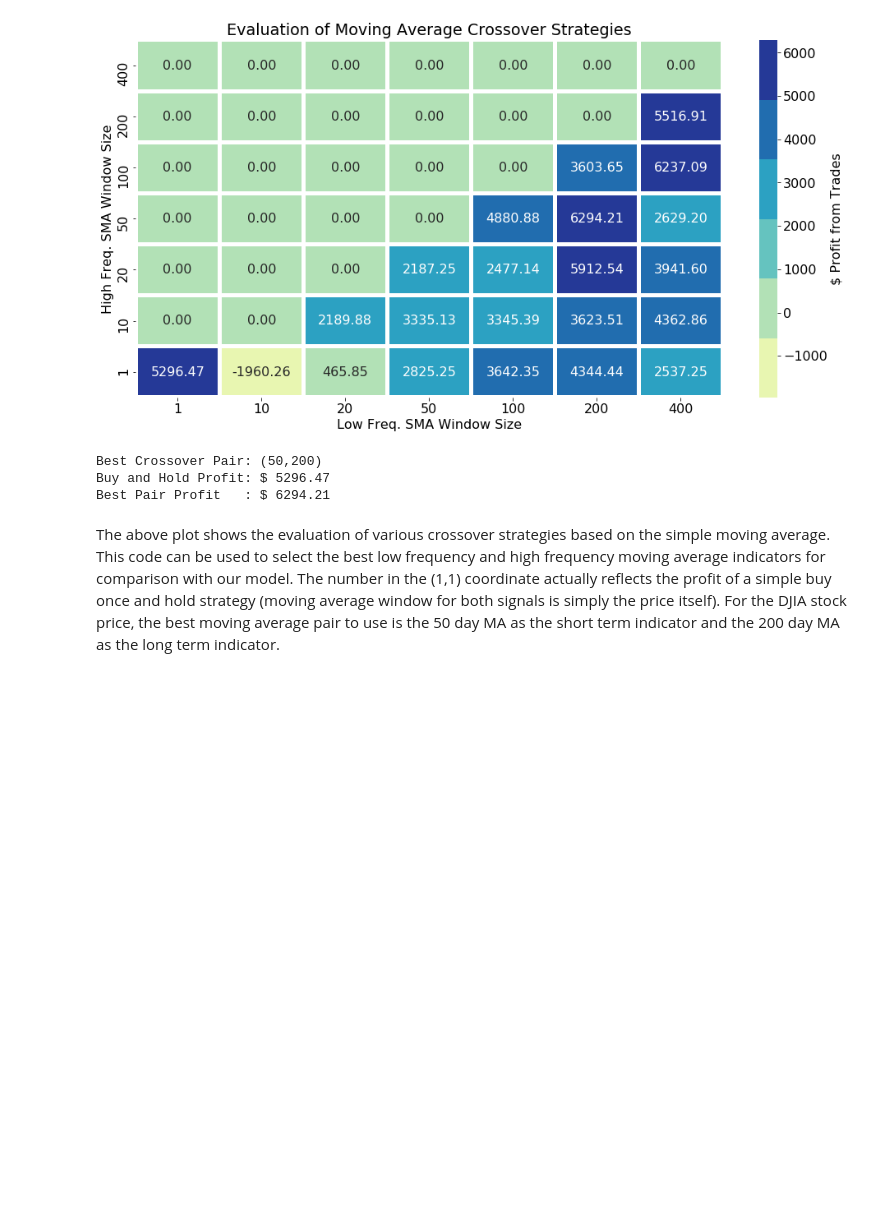
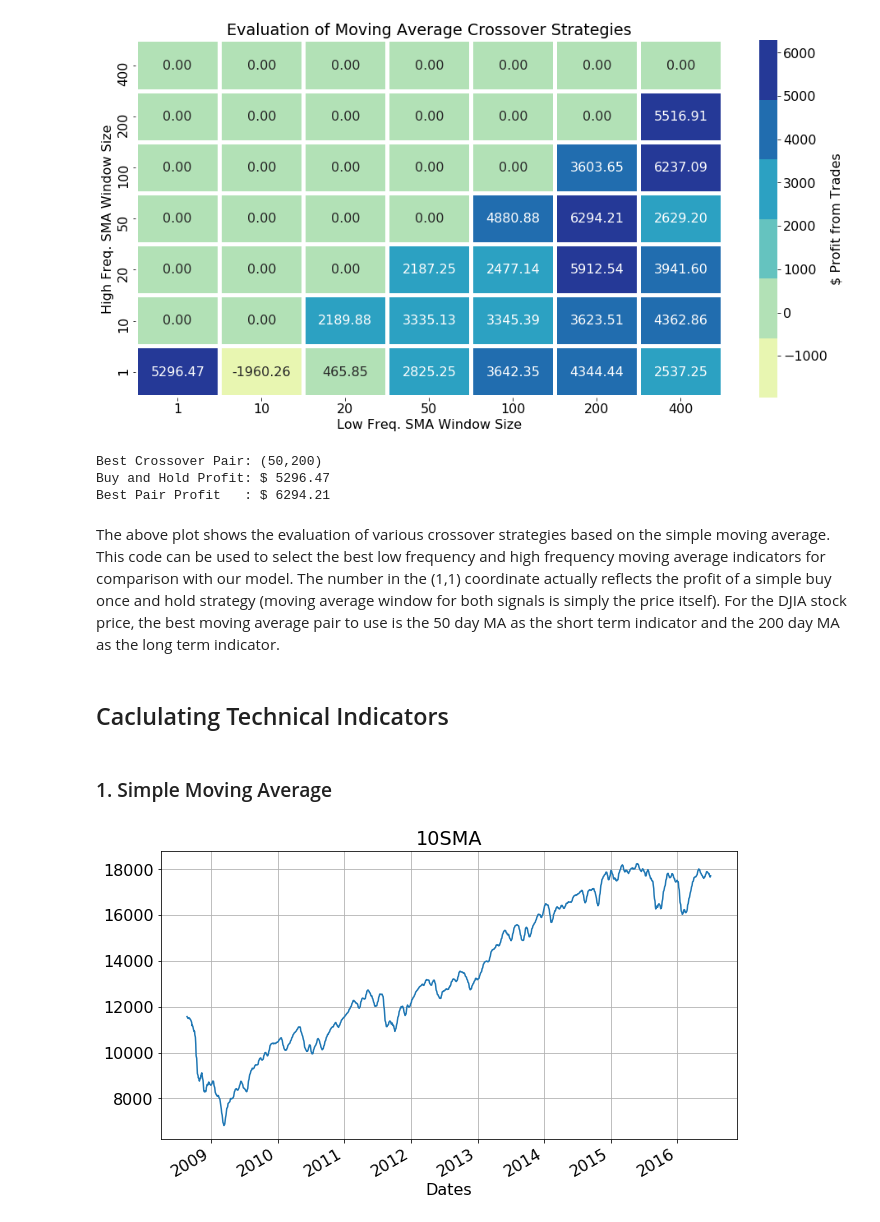
Before and after one commit to machar94/stockprediction, a Jupyter notebook: project.ipynb, the cells around one changed output. Cells and saved outputs as stored; diff of their text form; code cells hidden in the pictures; blank space fills up the shorter version.

Commit message:
Added 4 indicators

```diff
--- a/project.ipynb
+++ b/project.ipynb
@@ -204,3 +204,37 @@ Buy and Hold Profit: $ 5296.47
 Best Pair Profit   : $ 6294.21
 # %% [markdown]
 The above plot shows the evaluation of various crossover strategies based on the simple moving average. This code can be used to select the best low frequency and high frequency moving average indicators for comparison with our model. The number in the (1,1) coordinate actually reflects the profit of a simple buy once and hold strategy (moving average window for both signals is simply the price itself). For the DJIA stock price, the best moving average pair to use is the 50 day MA as the short term indicator and the 200 day MA as the long term indicator.
+# %% [markdown]
+## Caclulating Technical Indicators
+# %%
+indicators = {}
+params = {}
+
+def plotIndicator(val, title, x=None):
+    plt.rcParams['font.size'] = 16
+    fig = plt.figure(figsize=(8,4))
+    ax = fig.add_axes([0,0,1,1])
+
+    # If datetime information supplied
+    if x is not None:
+        plt.plot(x, val)
+    else:
+        plt.plot(val)
+    ax.set_title(title)
+    ax.set_xlabel('Dates')
+    fig.autofmt_xdate(rotation=30)
+    ax.grid()
+    plt.show()
+# %% [markdown]
+### 1. Simple Moving Average
+# %%
+# As in paper calculate 10 day sample moving average
+params['sma.window'] = 10
+
+indicators[str(params['sma.window'])+'SMA'] = df['Adj Close'].rolling(params['sma.window']).mean().to_numpy()
+plotIndicator(
+    indicators[str(params['sma.window'])+'SMA'],
+    str(params['sma.window'])+'SMA',
+    x=df['Adj Close'].index)
+# %% [output]
+[figure, added]
```
Also changed, not shown: parts of 6 cells of this notebook.
